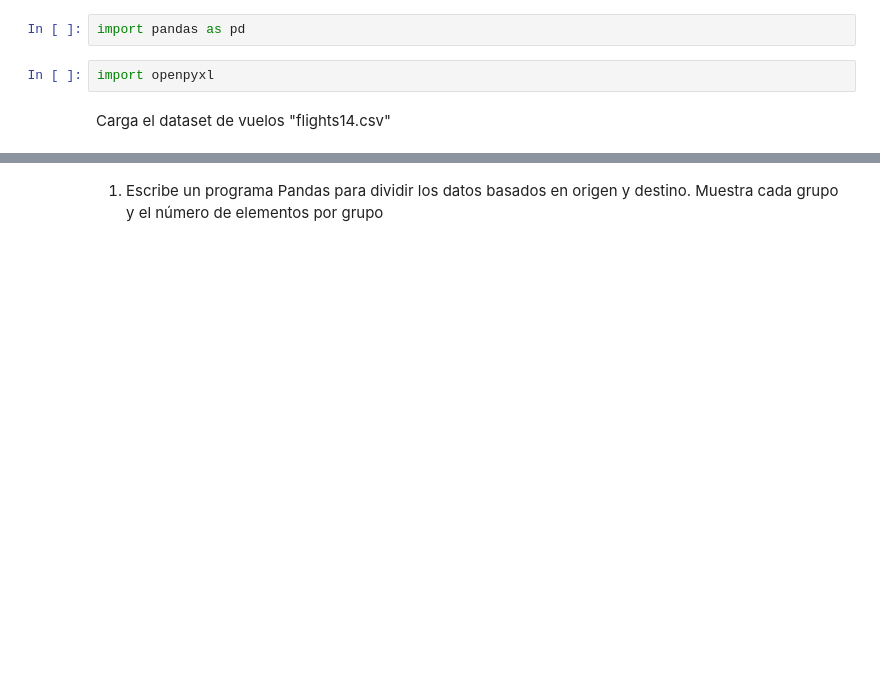
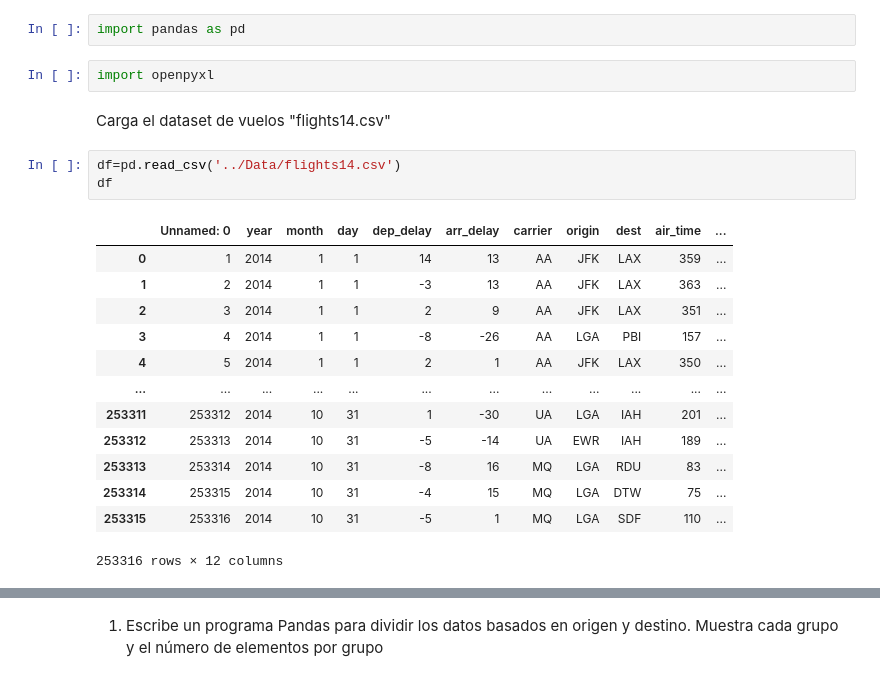
Before and after one commit to mtataytraining2/2_DataScience_Basics, a Jupyter notebook: Pandas/Pandas_dataframe_ejer_2.ipynb, the cells around one changed output, grey strips where cells are left out. Drawn from its saved outputs; the diff is of its cells as text; blank space fills up the shorter version.

```diff
--- a/Pandas/Pandas_dataframe_ejer_2.ipynb
+++ b/Pandas/Pandas_dataframe_ejer_2.ipynb
@@ -6,3 +6,20 @@ import pandas as pd
 import openpyxl
 # %% [markdown]
 Carga el dataset de vuelos "flights14.csv"
+# %%
+df=pd.read_csv('../Data/flights14.csv')
+df
+# %% [output]
+|  | Unnamed: 0 | year | month | day | dep_delay | arr_delay | carrier | origin | dest | air_time | ... |
+| 0 | 1 | 2014 | 1 | 1 | 14 | 13 | AA | JFK | LAX | 359 | ... |
+| 1 | 2 | 2014 | 1 | 1 | -3 | 13 | AA | JFK | LAX | 363 | ... |
+| 2 | 3 | 2014 | 1 | 1 | 2 | 9 | AA | JFK | LAX | 351 | ... |
+| 3 | 4 | 2014 | 1 | 1 | -8 | -26 | AA | LGA | PBI | 157 | ... |
+| 4 | 5 | 2014 | 1 | 1 | 2 | 1 | AA | JFK | LAX | 350 | ... |
+| ... | ... | ... | ... | ... | ... | ... | ... | ... | ... | ... | ... |
+| 253311 | 253312 | 2014 | 10 | 31 | 1 | -30 | UA | LGA | IAH | 201 | ... |
+| 253312 | 253313 | 2014 | 10 | 31 | -5 | -14 | UA | EWR | IAH | 189 | ... |
+| 253313 | 253314 | 2014 | 10 | 31 | -8 | 16 | MQ | LGA | RDU | 83 | ... |
+| 253314 | 253315 | 2014 | 10 | 31 | -4 | 15 | MQ | LGA | DTW | 75 | ... |
+| 253315 | 253316 | 2014 | 10 | 31 | -5 | 1 | MQ | LGA | SDF | 110 | ... |
+253316 rows × 12 columns
```
Also changed, not shown: parts of 11 cells of this notebook.
